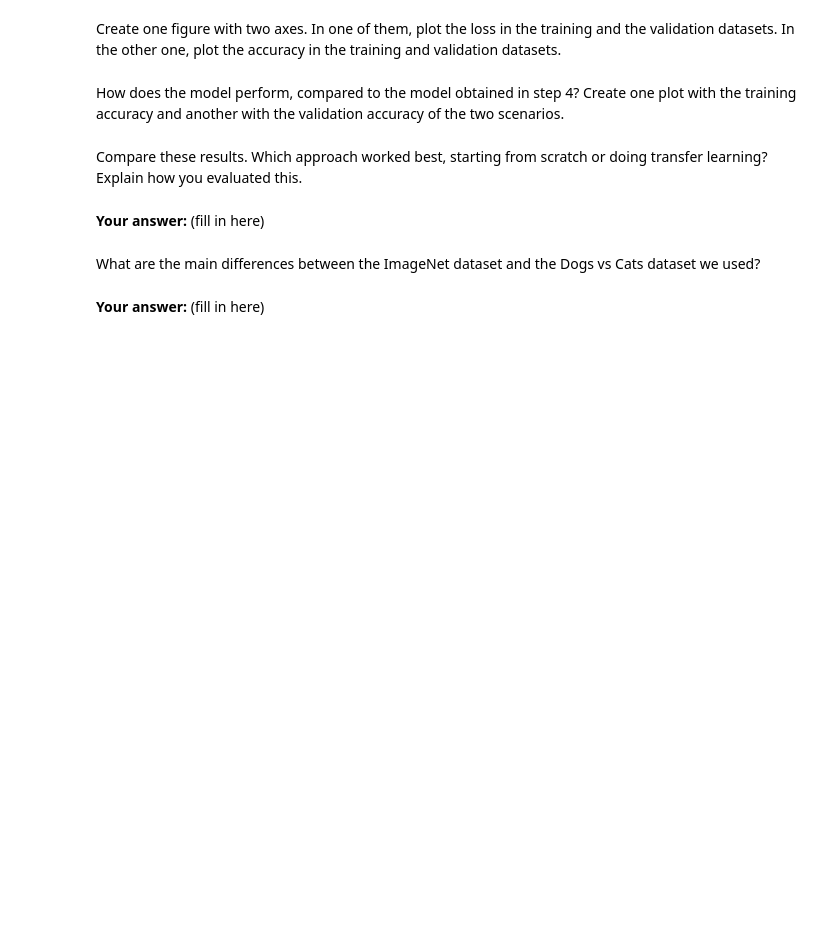
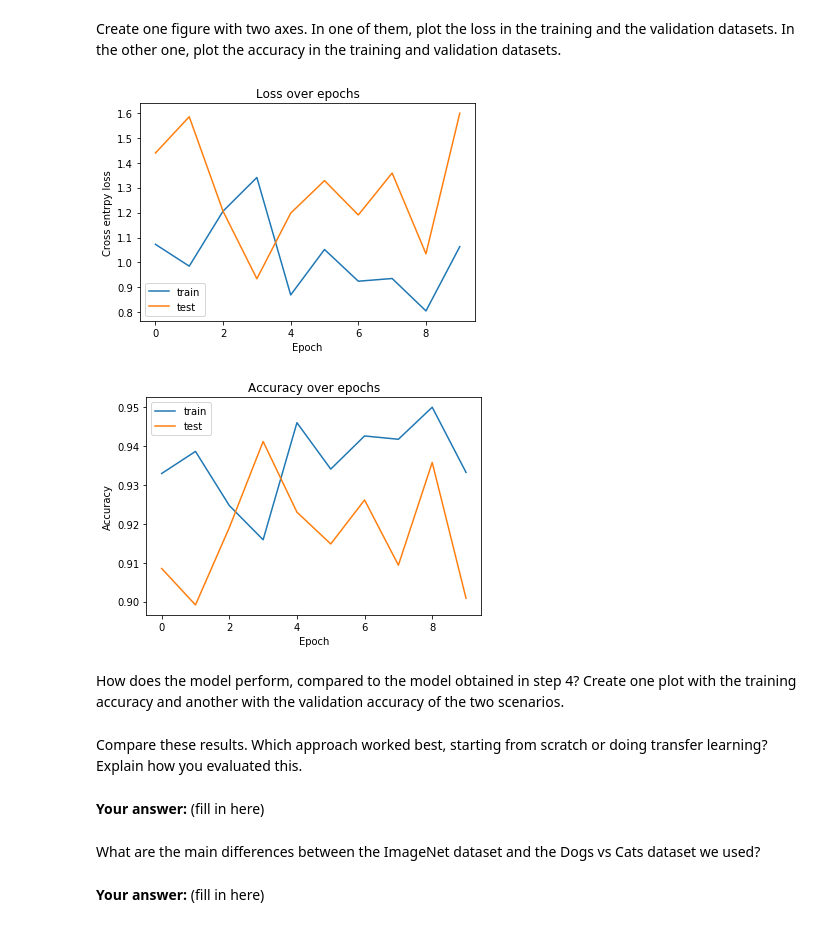
Before and after one commit to axeber01/wasp-dl-ha1, a Jupyter notebook: HA1.ipynb, the cells around one changed output. Saved outputs shown, nothing was run; the diff lists cells and outputs as text; code cells hidden in the pictures; blank space fills up the shorter version.

```diff
--- a/HA1.ipynb
+++ b/HA1.ipynb
@@ -352,2 +448,4 @@ Start by loading the VGG16 model without the top layers, from the `applications`
+# %%
+imagenet= keras.applications.vgg16.VGG16(include_top=False, weights='imagenet', input_shape=(224, 224, 3))
 # %% [markdown]
 Create a new model with the layers you want to add on top of VGG. The kernels and bias in these layers should be initialized randomly.
@@ -363,3 +467,5 @@ Tip:
+# %%
+transfer_model = Model(inputs=imagenet.input, outputs=predictions)
 # %% [markdown]
 ### 5.1 Using VGG features
 # %% [markdown]
@@ -372,0 +477,20 @@ Create the callbacks (if any) you would like to use, compile the model and train
+# %%
+np.random.seed(0)
+
+opt4 = keras.optimizers.Adam(lr=1e-5, decay=1e-4)
+
+transfer_model.compile(optimizer=opt4,
+              loss='categorical_crossentropy',
+              metrics=['accuracy'])
+
+steps_per_epoch = np.ceil(len(train_generator.filenames) / train_generator.batch_size);
+
+history = transfer_model.fit_generator(
+    train_generator,
+    steps_per_epoch=steps_per_epoch,
+    epochs=10,
+    shuffle=True,
+    use_multiprocessing=True,
+    workers=12,
+    validation_data=validation_generator,
+    validation_steps=steps_per_epoch)
@@ -377,3 +530,22 @@ Create one figure with two axes. In one of them, plot the loss in the training a
+# %%
+plt.plot(history.history['loss'])
+plt.plot(history.history['val_loss'])
+plt.title('Loss over epochs')
+plt.ylabel('Cross entrpy loss')
+plt.xlabel('Epoch')
+plt.legend(['train', 'test'])
+plt.show()
+
+plt.plot(history.history['acc'])
+plt.plot(history.history['val_acc'])
+plt.title('Accuracy over epochs')
+plt.ylabel('Accuracy')
+plt.xlabel('Epoch')
+plt.legend(['train', 'test'])
+plt.show()
+# %% [output]
+[figure, added]
+[figure, added]
 # %% [markdown]
 How does the model perform, compared to the model obtained in step 4? Create one plot with the training accuracy and another with the validation accuracy of the two scenarios.
 # %%
```
Also changed, not shown: parts of 25 cells of this notebook, 1 other file.
